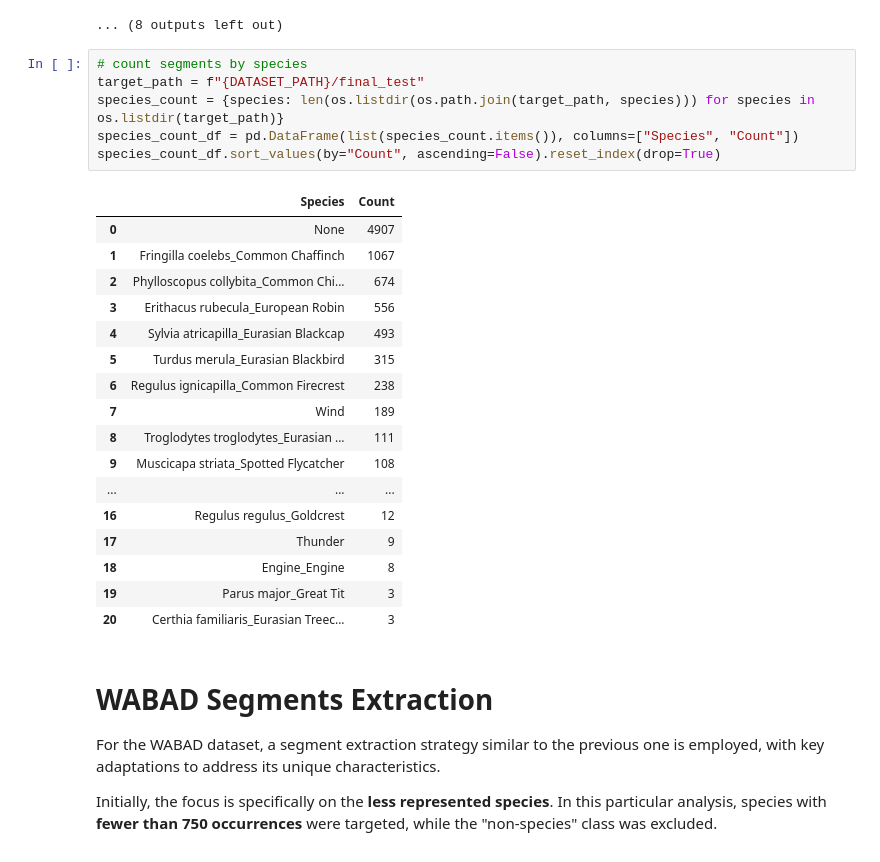
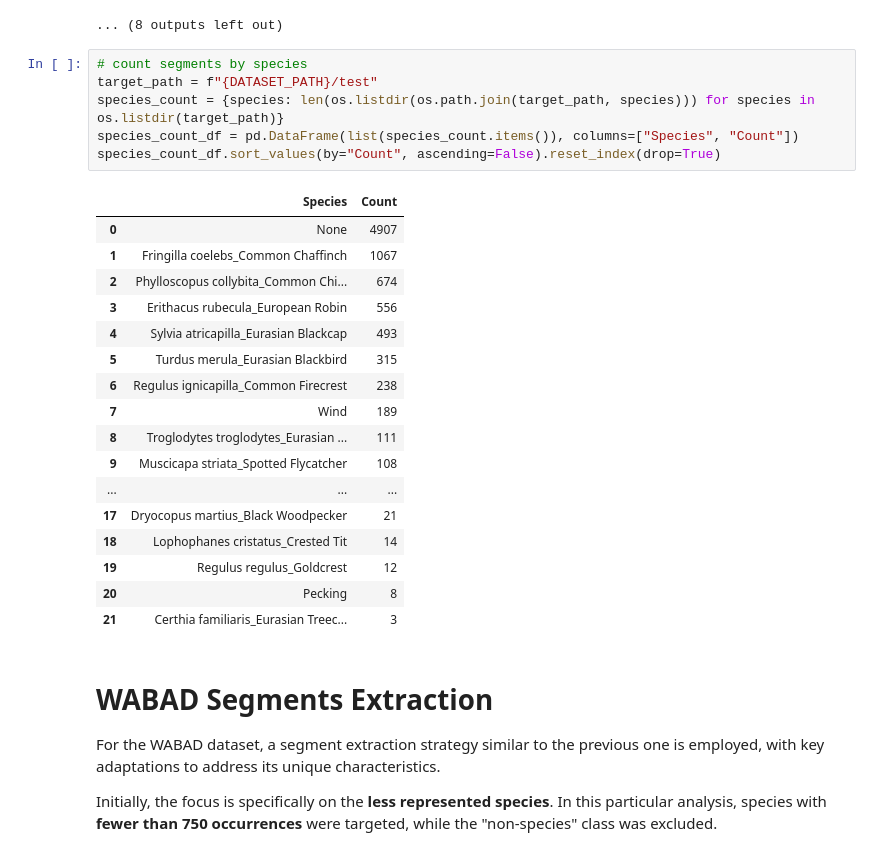
Before and after one commit to giacomoschiavo/finetuning-BirdNET, a Jupyter notebook: 1_segments_extraction.ipynb, the cells around one changed output. Cells and saved outputs as stored; diff of their text form.

Commit message:
true_segments divided in train, test e full

```diff
--- a/1_segments_extraction.ipynb
+++ b/1_segments_extraction.ipynb
@@ -147,28 +155,28 @@ Elaborating audio 20190601_130000.WAV...
 ... (8 outputs left out)
 # %%
 # count segments by species
-target_path = f"{DATASET_PATH}/final_test"
+target_path = f"{DATASET_PATH}/test"
 species_count = {species: len(os.listdir(os.path.join(target_path, species))) for species in os.listdir(target_path)}
 species_count_df = pd.DataFrame(list(species_count.items()), columns=["Species", "Count"])
 species_count_df.sort_values(by="Count", ascending=False).reset_index(drop=True)
 # %% [output]
 |  | Species | Count |
 | 0 | None | 4907 |
 | 1 | Fringilla coelebs_Common Chaffinch | 1067 |
 | 2 | Phylloscopus collybita_Common Chi... | 674 |
 | 3 | Erithacus rubecula_European Robin | 556 |
 | 4 | Sylvia atricapilla_Eurasian Blackcap | 493 |
 | 5 | Turdus merula_Eurasian Blackbird | 315 |
 | 6 | Regulus ignicapilla_Common Firecrest | 238 |
 | 7 | Wind | 189 |
 | 8 | Troglodytes troglodytes_Eurasian ... | 111 |
 | 9 | Muscicapa striata_Spotted Flycatcher | 108 |
 | ... | ... | ... |
-| 16 | Regulus regulus_Goldcrest | 12 |
-| 17 | Thunder | 9 |
-| 18 | Engine_Engine | 8 |
-| 19 | Parus major_Great Tit | 3 |
-| 20 | Certhia familiaris_Eurasian Treec... | 3 |
+| 17 | Dryocopus martius_Black Woodpecker | 21 |
+| 18 | Lophophanes cristatus_Crested Tit | 14 |
+| 19 | Regulus regulus_Goldcrest | 12 |
+| 20 | Pecking | 8 |
+| 21 | Certhia familiaris_Eurasian Treec... | 3 |
 # %% [markdown]
 # WABAD Segments Extraction
 
```
Also changed, not shown: parts of 11 cells of this notebook, 4 other files.
